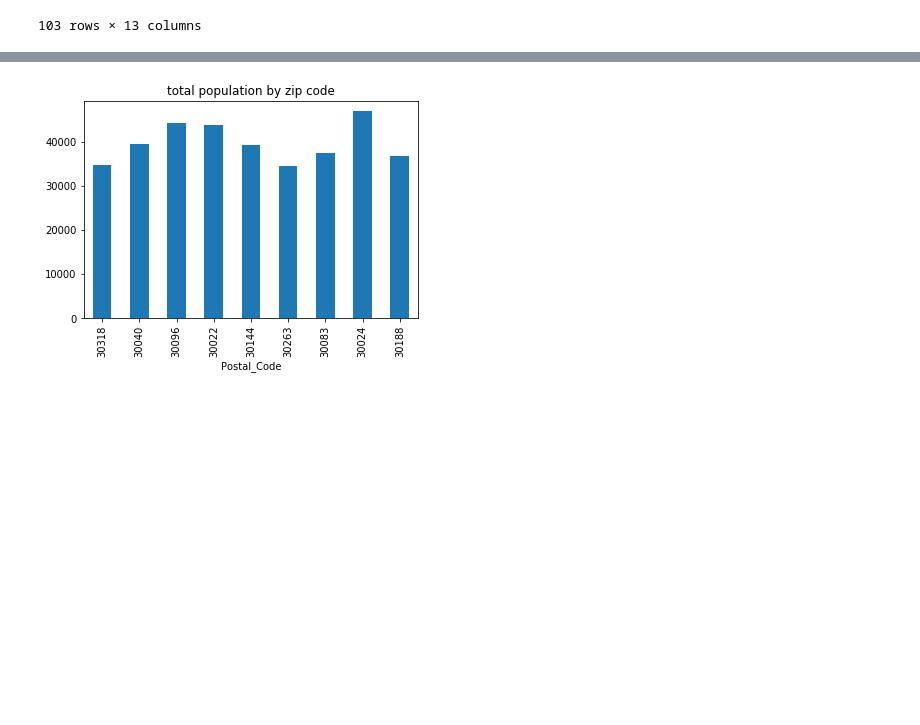
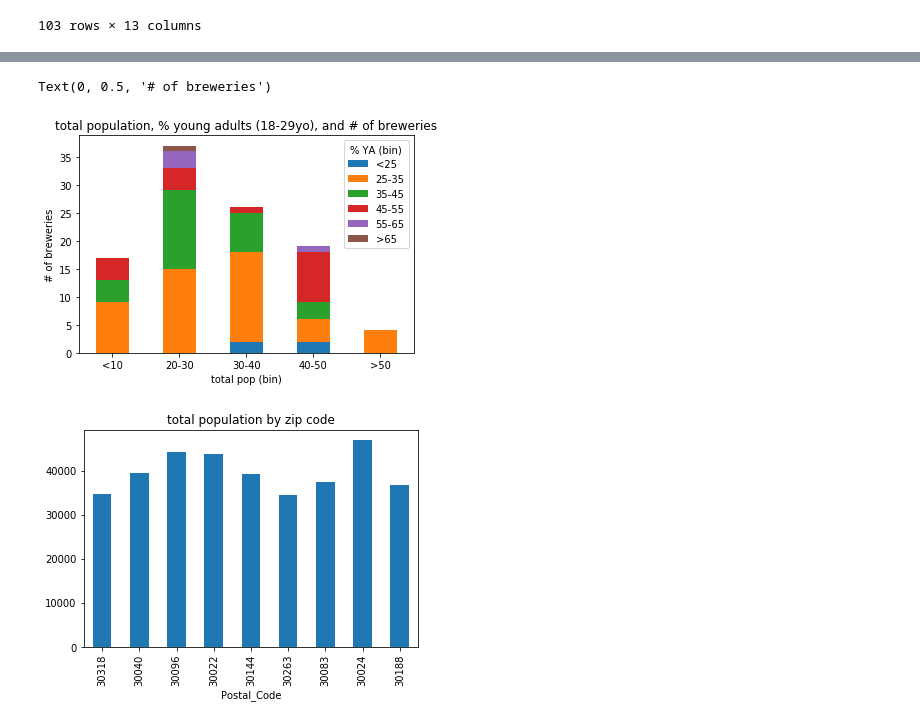
Before and after one commit to sjani184/Megadatatron, a Jupyter notebook: main_notebook.ipynb, the cells around one changed output, grey strips where cells are left out. Cells and saved outputs as stored; diff of their text form; code cells hidden in the pictures; blank space fills up the shorter version.

```diff
--- a/main_notebook.ipynb
+++ b/main_notebook.ipynb
@@ -479,9 +479,9 @@ for index, row in ga_brews_df.iterrows():
                                      '50to54' :Malesage50to54+Femalesage50to54,
                                      '55to59' :Malesage55to59+Femalesage55to59})
         #print (formattedResponse)
-Totals = pd.DataFrame(population_postalcode)
+age_demo_df = pd.DataFrame(population_postalcode)
 
-Totals
+age_demo_df
 #ga_brews_df['postal_code']
 # %% [output]
 104
@@ -501,3 +600,17 @@ Totals
+# %%
+#group by previously created bins, unstack for plotting
+pop_groups = age_demo_df.groupby(['total pop (bin)', '% YA (bin)']).size().unstack()
+
+#create stacked bar chart
+pop_groups.plot.bar(stacked = True,
+                    title = 'total population, % young adults (18-29yo), and # of breweries',
+                    rot = 0)
+#                              figsize = (7, 4))
+
+plt.ylabel ('# of breweries')
+# %% [output]
+Text(0, 0.5, '# of breweries')
+[figure, added]
 # %%
 Totals['TotalPop'] = Totals['15to17'] + Totals['18&19'] + Totals['20'] + Totals['21'] + Totals['22to24'] + \
                  Totals['25to29'] + Totals['30to34'] + Totals['35to39'] + Totals['40to44'] + Totals['45to49'] + \
```
Also changed, not shown: parts of 6 cells of this notebook.
